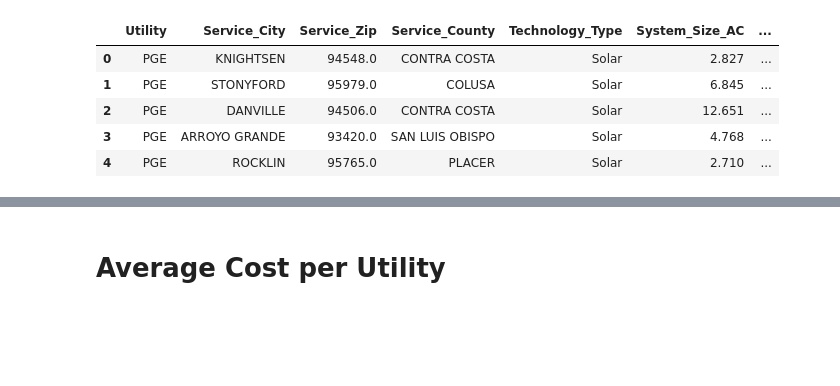
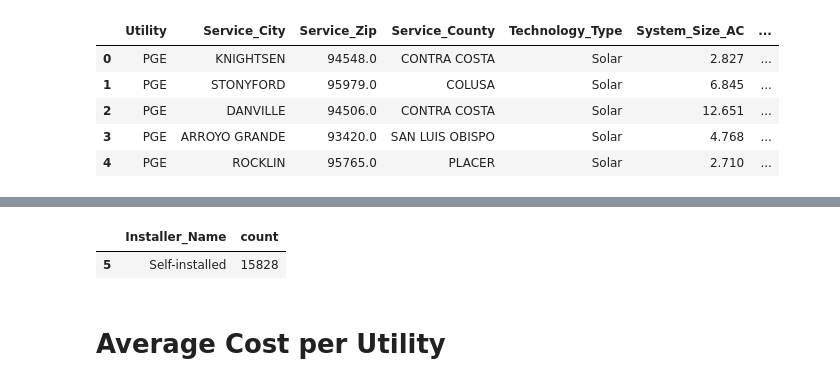
Before and after one commit to ns96/ML_Project, a Jupyter notebook: eda/dataviz.ipynb, the cells around one changed output, grey strips where cells are left out. Cells and saved outputs as stored; diff of their text form; code cells hidden in the pictures; blank space fills up the shorter version.

```diff
--- a/eda/dataviz.ipynb
+++ b/eda/dataviz.ipynb
@@ -252,3 +255,11 @@ merged_df.loc[merged_df.Utility=='SCE']
+# %%
+#find the number of self installed
+self_installed_df = merged_df['Installer_Name'].value_counts().to_frame().reset_index()
+self_installed_df = self_installed_df.loc[self_installed_df['Installer_Name']=='Self-installed']
+self_installed_df.head()
+# %% [output]
+|  | Installer_Name | count |
+| 5 | Self-installed | 15828 |
 # %% [markdown]
 # Average Cost per Utility
 # %%
```
Also changed, not shown: parts of 6 cells of this notebook, 1 other file.
